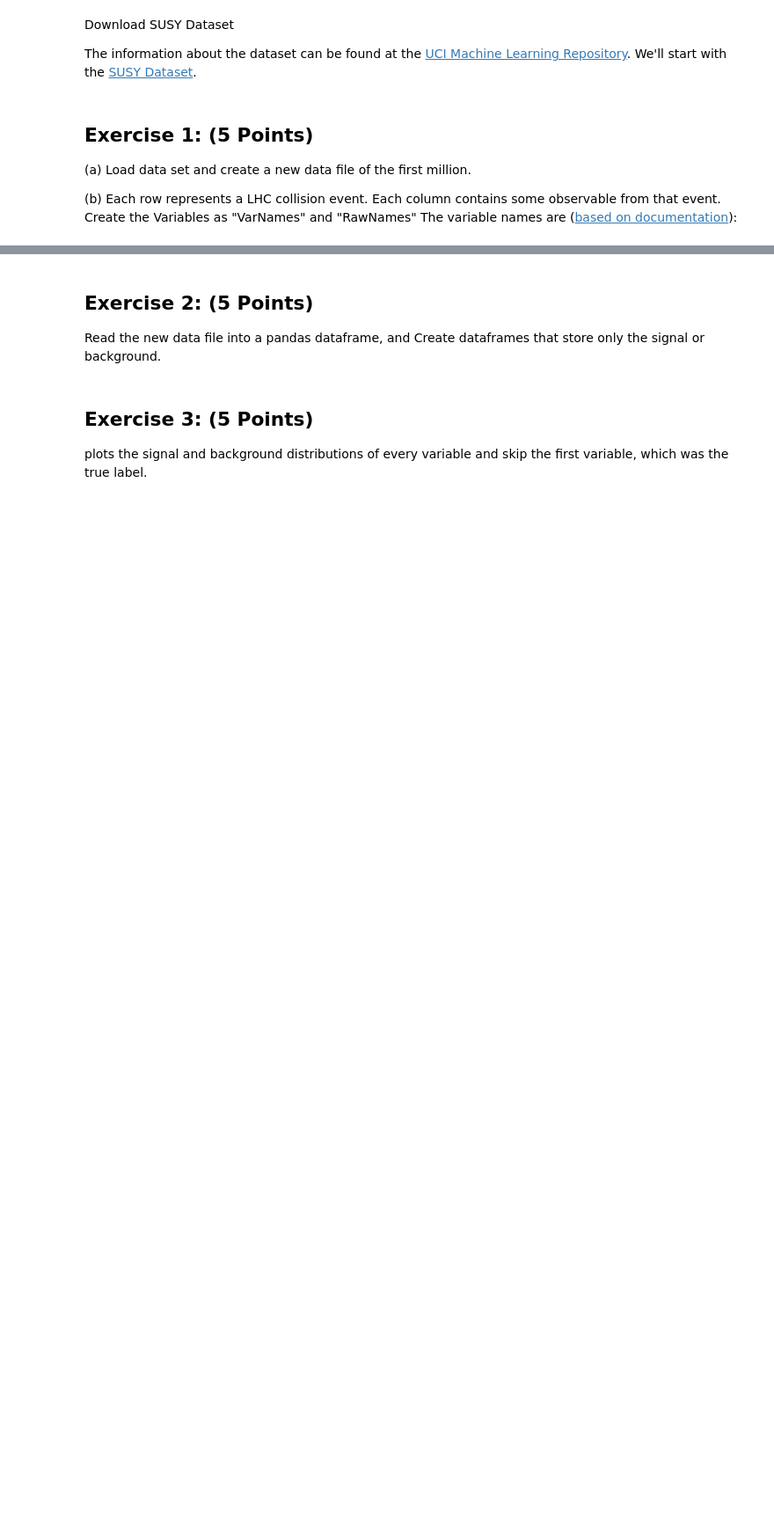
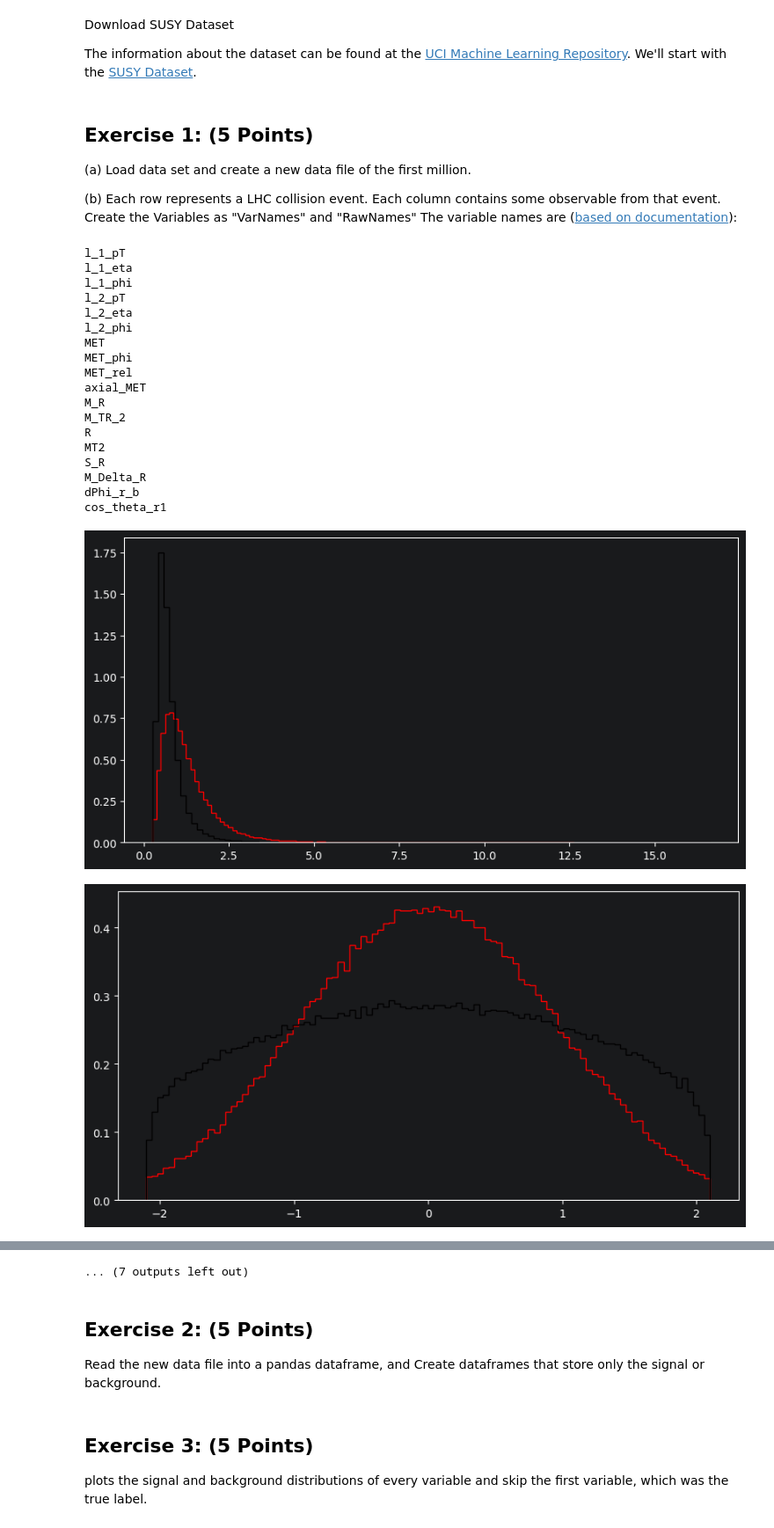
Before and after one commit to radtothebone/data-science-3402, a Jupyter notebook: Lab 7/Herrera_Christian_Lab7.ipynb, the cells around one changed output, grey strips where cells are left out. Shown at 88% size. Saved outputs shown, nothing was run; the diff lists cells and outputs as text; code cells hidden in the pictures; blank space fills up the shorter version.

```diff
--- a/Lab 7/Herrera_Christian_Lab7.ipynb
+++ b/Lab 7/Herrera_Christian_Lab7.ipynb
@@ -35,0 +41,41 @@ The information about the dataset can be found at the [UCI Machine Learning Repo
+# %%
+VarNames = ["signal", "l_1_pT", "l_1_eta","l_1_phi", "l_2_pT", "l_2_eta", "l_2_phi",
+          "MET", "MET_phi", "MET_rel", "axial_MET", "M_R", "M_TR_2", "R", "MT2",
+          "S_R", "M_Delta_R", "dPhi_r_b", "cos_theta_r1"]
+
+RawNames = ["l_1_pT", "l_1_eta","l_1_phi", "l_2_pT", "l_2_eta", "l_2_phi", "MET", "MET_phi"]
+
+FeatureNames = list(set(VarNames[1:]).difference(RawNames))
+
+df_small = pd.read_csv('../SUSY-small.csv', names=VarNames)
+# %%
+df_sig = df_small[df_small['signal'] == 1]
+df_bkg = df_small[df_small['signal'] == 0]
+
+
+for var in VarNames[1:]:
+    print(var)
+    plt.figure(figsize=(10,5))
+    plt.hist(np.array(df_sig[var]), bins = 100, histtype='step', color='red', label='Signal', density=1, stacked=True)
+    plt.hist(np.array(df_bkg[var]), bins = 100, histtype='step', color='black', label='Signal', density=1, stacked=True)
+# %% [output]
+l_1_pT
+l_1_eta
+l_1_phi
+l_2_pT
+l_2_eta
+l_2_phi
+MET
+MET_phi
+MET_rel
+axial_MET
+M_R
+M_TR_2
+R
+MT2
+S_R
+M_Delta_R
+dPhi_r_b
+cos_theta_r1
+[figure, added]
+[figure, added]
@@ -36,3 +91,4 @@ The information about the dataset can be found at the [UCI Machine Learning Repo
+... (7 outputs left out)
 # %% [markdown]
 ## Exercise 2: (5 Points)
 
```
Also changed, not shown: parts of 5 cells of this notebook.
